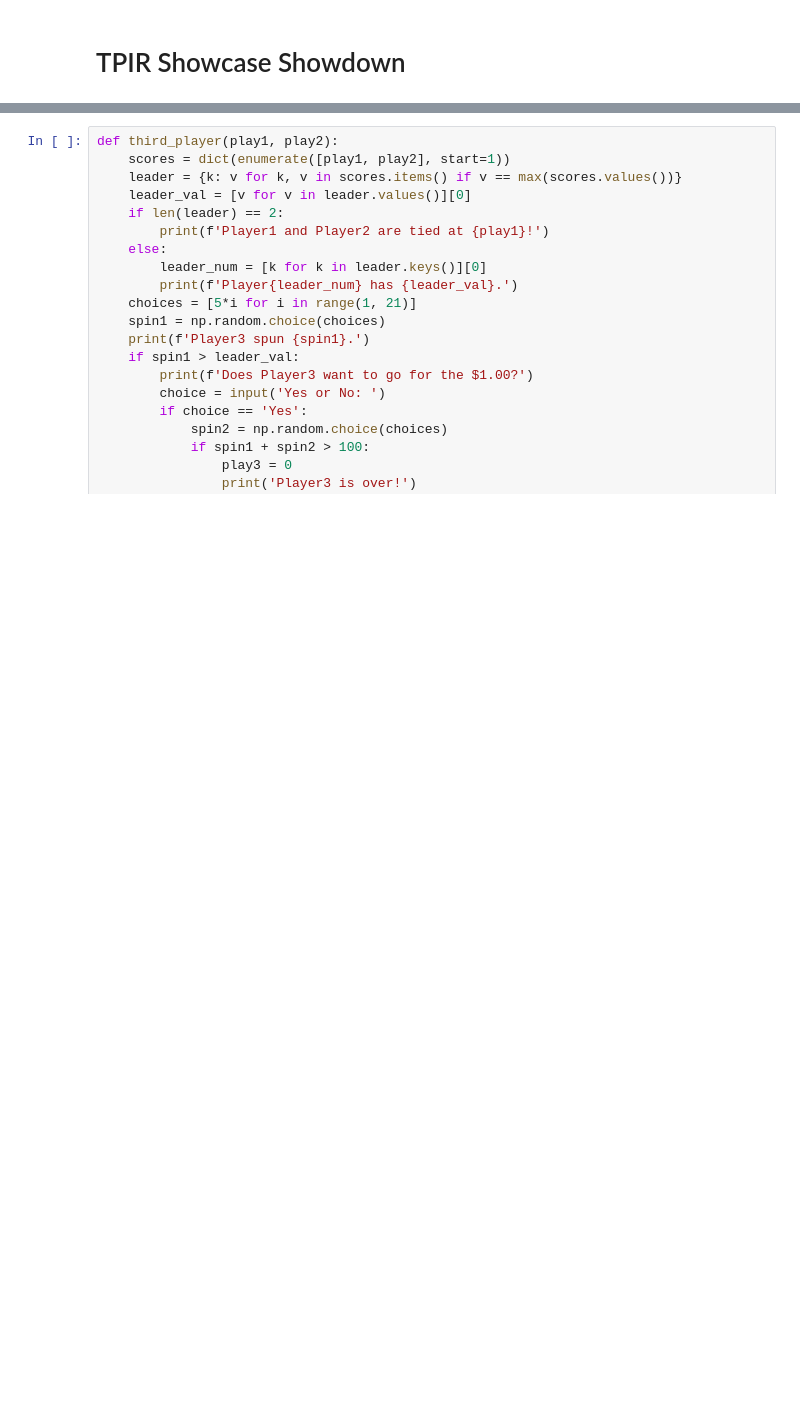
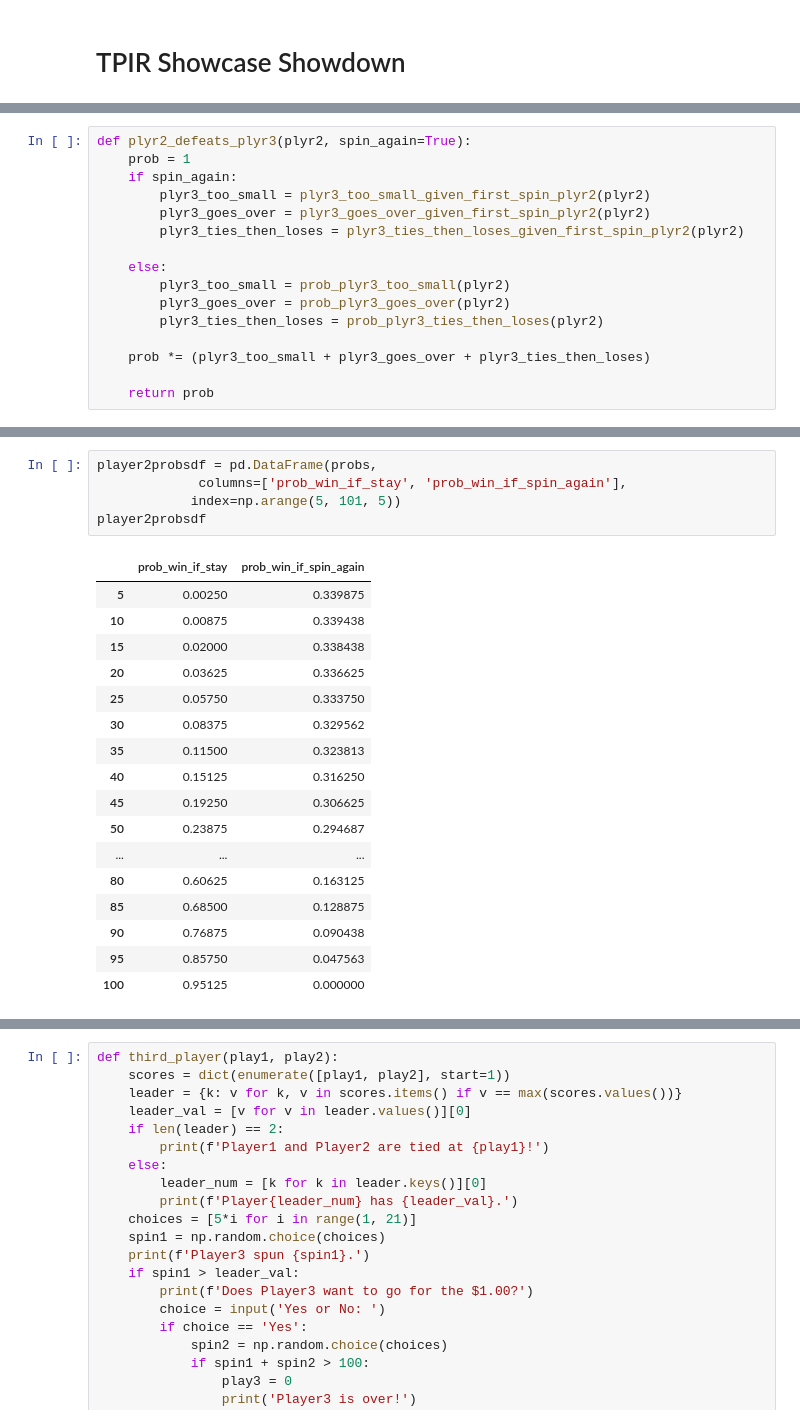
Before and after one commit to gadamico/game_show_stats, a Jupyter notebook: tpir_showcase_showdown.ipynb, the cells around one changed output, grey strips where cells are left out. Drawn from its saved outputs; the diff is of its cells as text; blank space fills up the shorter version.

```diff
--- a/tpir_showcase_showdown.ipynb
+++ b/tpir_showcase_showdown.ipynb
@@ -20,0 +357,16 @@ def first_player():
+# %%
+def plyr2_defeats_plyr3(plyr2, spin_again=True):
+    prob = 1
+    if spin_again:
+        plyr3_too_small = plyr3_too_small_given_first_spin_plyr2(plyr2)
+        plyr3_goes_over = plyr3_goes_over_given_first_spin_plyr2(plyr2)
+        plyr3_ties_then_loses = plyr3_ties_then_loses_given_first_spin_plyr2(plyr2)
+
+    else:
+        plyr3_too_small = prob_plyr3_too_small(plyr2)
+        plyr3_goes_over = prob_plyr3_goes_over(plyr2)
+        plyr3_ties_then_loses = prob_plyr3_ties_then_loses(plyr2)
+
+    prob *= (plyr3_too_small + plyr3_goes_over + plyr3_ties_then_loses)
+
+    return prob
@@ -20,0 +417,23 @@ def first_player():
+# %%
+player2probsdf = pd.DataFrame(probs,
+             columns=['prob_win_if_stay', 'prob_win_if_spin_again'],
+            index=np.arange(5, 101, 5))
+player2probsdf
+# %% [output]
+|  | prob_win_if_stay | prob_win_if_spin_again |
+| 5 | 0.00250 | 0.339875 |
+| 10 | 0.00875 | 0.339438 |
+| 15 | 0.02000 | 0.338438 |
+| 20 | 0.03625 | 0.336625 |
+| 25 | 0.05750 | 0.333750 |
+| 30 | 0.08375 | 0.329562 |
+| 35 | 0.11500 | 0.323813 |
+| 40 | 0.15125 | 0.316250 |
+| 45 | 0.19250 | 0.306625 |
+| 50 | 0.23875 | 0.294687 |
+| ... | ... | ... |
+| 80 | 0.60625 | 0.163125 |
+| 85 | 0.68500 | 0.128875 |
+| 90 | 0.76875 | 0.090438 |
+| 95 | 0.85750 | 0.047563 |
+| 100 | 0.95125 | 0.000000 |
```
Also changed, not shown: parts of 51 cells of this notebook, 1 other file.
